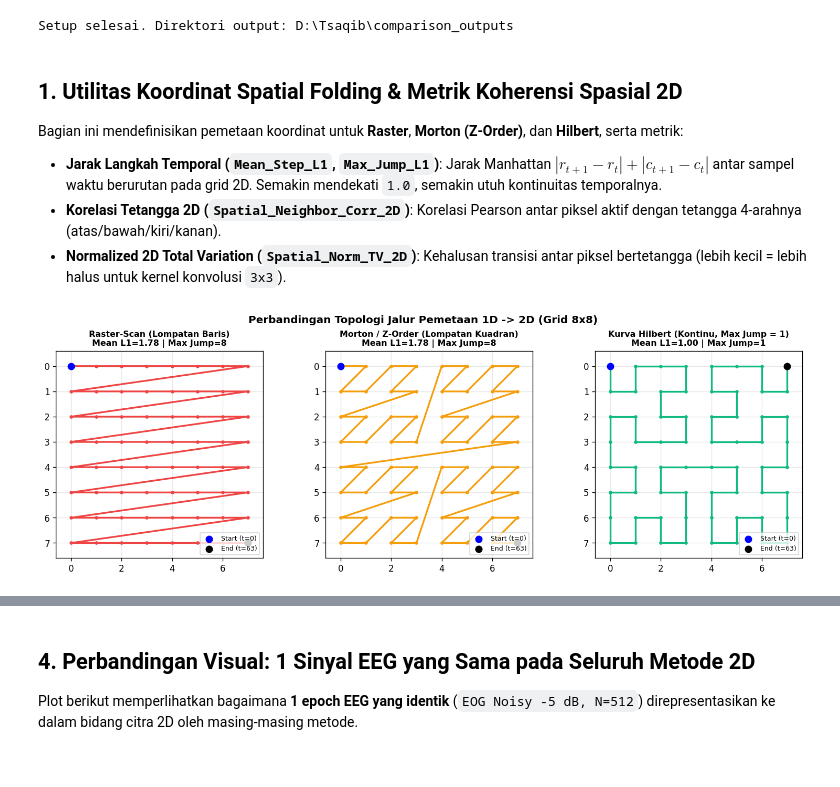
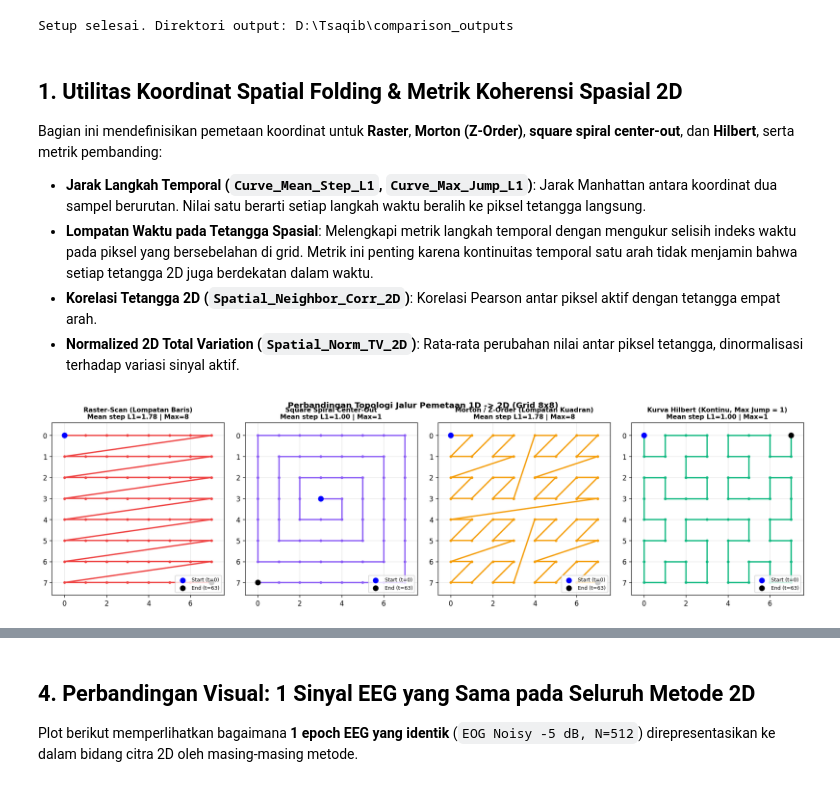
Before and after one commit to hoaxzz/signal-to-image, a Jupyter notebook: compare_signal_to_image_methods.ipynb, the cells around one changed output, grey strips where cells are left out. Cells and saved outputs as stored; diff of their text form; code cells hidden in the pictures.

Commit message:
feat: tambahkan metode square spiral pada benchmark dan notebook synthetic data construction
Co-authored-by: Cursor <cursoragent@cursor.com>

```diff
--- a/compare_signal_to_image_methods.ipynb
+++ b/compare_signal_to_image_methods.ipynb
@@ -61,16 +51,52 @@ Setup selesai. Direktori output: D:\Tsaqib\comparison_outputs
 # %% [markdown]
 ## 1. Utilitas Koordinat Spatial Folding & Metrik Koherensi Spasial 2D
 
-Bagian ini mendefinisikan pemetaan koordinat untuk **Raster**, **Morton (Z-Order)**, dan **Hilbert**, serta metrik:
-- **Jarak Langkah Temporal (`Mean_Step_L1`, `Max_Jump_L1`)**: Jarak Manhattan $|r_{t+1}-r_t| + |c_{t+1}-c_t|$ antar sampel waktu berurutan pada grid 2D. Semakin mendekati `1.0`, semakin utuh kontinuitas temporalnya.
-- **Korelasi Tetangga 2D (`Spatial_Neighbor_Corr_2D`)**: Korelasi Pearson antar piksel aktif dengan tetangga 4-arahnya (atas/bawah/kiri/kanan).
-- **Normalized 2D Total Variation (`Spatial_Norm_TV_2D`)**: Kehalusan transisi antar piksel bertetangga (lebih kecil = lebih halus untuk kernel konvolusi `3x3`).
+Bagian ini mendefinisikan pemetaan koordinat untuk **Raster**, **Morton (Z-Order)**, **square spiral center-out**, dan **Hilbert**, serta metrik pembanding:
+- **Jarak Langkah Temporal (`Curve_Mean_Step_L1`, `Curve_Max_Jump_L1`)**: Jarak Manhattan antara koordinat dua sampel berurutan. Nilai satu berarti setiap langkah waktu beralih ke piksel tetangga langsung.
+- **Lompatan Waktu pada Tetangga Spasial**: Melengkapi metrik langkah temporal dengan mengukur selisih indeks waktu pada piksel yang bersebelahan di grid. Metrik ini penting karena kontinuitas temporal satu arah tidak menjamin bahwa setiap tetangga 2D juga berdekatan dalam waktu.
+- **Korelasi Tetangga 2D (`Spatial_Neighbor_Corr_2D`)**: Korelasi Pearson antar piksel aktif dengan tetangga empat arah.
+- **Normalized 2D Total Variation (`Spatial_Norm_TV_2D`)**: Rata-rata perubahan nilai antar piksel tetangga, dinormalisasi terhadap variasi sinyal aktif.
 # %%
 @lru_cache(maxsize=8)
 def raster_indices(img_size: int = 32) -> tuple[np.ndarray, np.ndarray]:
     """Koordinat (rows, cols) pemindaian raster baris demi baris."""
     idx = np.arange(img_size * img_size, dtype=np.int64)
     return idx // img_size, idx % img_size
+
+
+@lru_cache(maxsize=8)
+def spiral_indices(img_size: int = 32) -> tuple[np.ndarray, np.ndarray]:
+    """Square spiral center-out: indeks dimulai di pusat grid lalu meluas searah jarum jam.
+
+    Untuk ukuran genap seperti 32x32, titik awal berada di sel pusat bagian kiri-atas.
+    Koordinat yang dikembalikan adalah (rows, cols), mencakup setiap piksel tepat satu kali.
+    """
+    if img_size <= 0:
+        raise ValueError(f"img_size harus positif, bukan {img_size}.")
+
+    row = col = (img_size - 1) // 2
+    coords = [(row, col)]
+    directions = ((0, 1), (1, 0), (0, -1), (-1, 0))  # kanan, bawah, kiri, atas
+    direction = 0
+    step_len = 1
+
+    while len(coords) < img_size * img_size:
+        for _ in range(2):
+            dr, dc = directions[direction % 4]
+            for _ in range(step_len):
+                row += dr
+                col += dc
+                if 0 <= row < img_size and 0 <= col < img_size:
+                    coords.append((row, col))
+                if len(coords) == img_size * img_size:
+                    break
+            direction += 1
+            if len(coords) == img_size * img_size:
+                break
+        step_len += 1
+
+    coords_arr = np.asarray(coords, dtype=np.int64)
+    return coords_arr[:, 0], coords_arr[:, 1]
 
 
 def _morton_d2xy(d: int) -> tuple[int, int]:
@@ -92,11 +118,38 @@ def morton_indices(img_size: int = 32) -> tuple[np.ndarray, np.ndarray]:
 
 
 def compute_curve_locality(rows: np.ndarray, cols: np.ndarray, n: int) -> tuple[float, int]:
-    """Menghitung rata-rata & maksimum jarak Manhattan L1 antar sampel waktu berurutan (t, t+1)."""
+    """Rata-rata dan maksimum langkah Manhattan antara waktu berurutan."""
+    if n < 2:
+        return float("nan"), 0
     dr = np.abs(np.diff(rows[:n]))
     dc = np.abs(np.diff(cols[:n]))
     l1 = dr + dc
     return float(np.mean(l1)), int(np.max(l1))
+
+
+def compute_spatial_temporal_neighbor_gap(
+    rows: np.ndarray, cols: np.ndarray, img_size: int, n: int
+) -> tuple[float, int]:
+    """Jarak indeks waktu antara pasangan piksel aktif yang bertetangga 4-arah."""
+    time_at_pixel = np.full((img_size, img_size), -1, dtype=np.int64)
+    time_at_pixel[rows[:n], cols[:n]] = np.arange(n, dtype=np.int64)
+
+    gaps = []
+    for dr, dc in ((0, 1), (1, 0)):
+        r0 = slice(0, img_size - dr)
+        c0 = slice(0, img_size - dc)
+        r1 = slice(dr, img_size)
+        c1 = slice(dc, img_size)
+        t0 = time_at_pixel[r0, c0]
+        t1 = time_at_pixel[r1, c1]
+        active = (t0 >= 0) & (t1 >= 0)
+        if np.any(active):
+            gaps.append(np.abs(t0[active] - t1[active]))
+
+    if not gaps:
+        return float("nan"), 0
+    all_gaps = np.concatenate(gaps)
+    return float(np.mean(all_gaps)), int(np.max(all_gaps))
 
 
 def compute_2d_spatial_coherence(plane: np.ndarray, mask: np.ndarray | None = None) -> tuple[float, float]:
@@ -120,34 +173,35 @@ def compute_2d_spatial_coherence(plane: np.ndarray, mask: np.ndarray | None = No
 
     a = np.concatenate(pairs_a).astype(np.float64)
     b = np.concatenate(pairs_b).astype(np.float64)
     corr = 0.0 if (np.std(a) < 1e-12 or np.std(b) < 1e-12) else float(np.corrcoef(a, b)[0, 1])
 
     sig_std = float(np.std(plane[mask].astype(np.float64))) + 1e-12
     norm_tv = float(np.mean(np.abs(a - b)) / sig_std)
     return corr, norm_tv
 
 
 # Visualisasi perbandingan jalur pemetaan (Grid 8x8 agar lintasan mudah dilihat)
-fig, axes = plt.subplots(1, 3, figsize=(13, 4.2))
+fig, axes = plt.subplots(1, 4, figsize=(16, 4.2))
 curves_demo = [
     ("Raster-Scan (Lompatan Baris)", raster_indices, "#ef4444"),
+    ("Square Spiral Center-Out", spiral_indices, "#8b5cf6"),
     ("Morton / Z-Order (Lompatan Kuadran)", morton_indices, "#f59e0b"),
     ("Kurva Hilbert (Kontinu, Max Jump = 1)", hilbert_indices, "#10b981"),
 ]
 for ax, (title, fn, color) in zip(axes, curves_demo):
     r8, c8 = fn(8)
     m_l1, mx_l1 = compute_curve_locality(r8, c8, 64)
     ax.plot(c8, r8, color=color, lw=2.0, marker="o", markersize=3)
     ax.scatter([c8[0]], [r8[0]], color="blue", s=55, zorder=5, label="Start (t=0)")
     ax.scatter([c8[-1]], [r8[-1]], color="black", s=55, zorder=5, label="End (t=63)")
-    ax.set_title(f"{title}\nMean L1={m_l1:.2f} | Max Jump={mx_l1}", fontsize=9.5, fontweight="bold")
+    ax.set_title(f"{title}\nMean step L1={m_l1:.2f} | Max={mx_l1}", fontsize=9.5, fontweight="bold")
     ax.set_xlim(-0.6, 7.6)
     ax.set_ylim(7.6, -0.6)
     ax.set_aspect("equal")
     ax.legend(fontsize=7.5, loc="lower right")
 plt.suptitle("Perbandingan Topologi Jalur Pemetaan 1D -> 2D (Grid 8x8)", fontsize=12, fontweight="bold")
 plt.tight_layout()
 plt.show()
 # %% [output]
-[figure, old version]
+[figure, new version]
 # %% [markdown]
```
Also changed, not shown: parts of 10 cells of this notebook, 2 other files.
